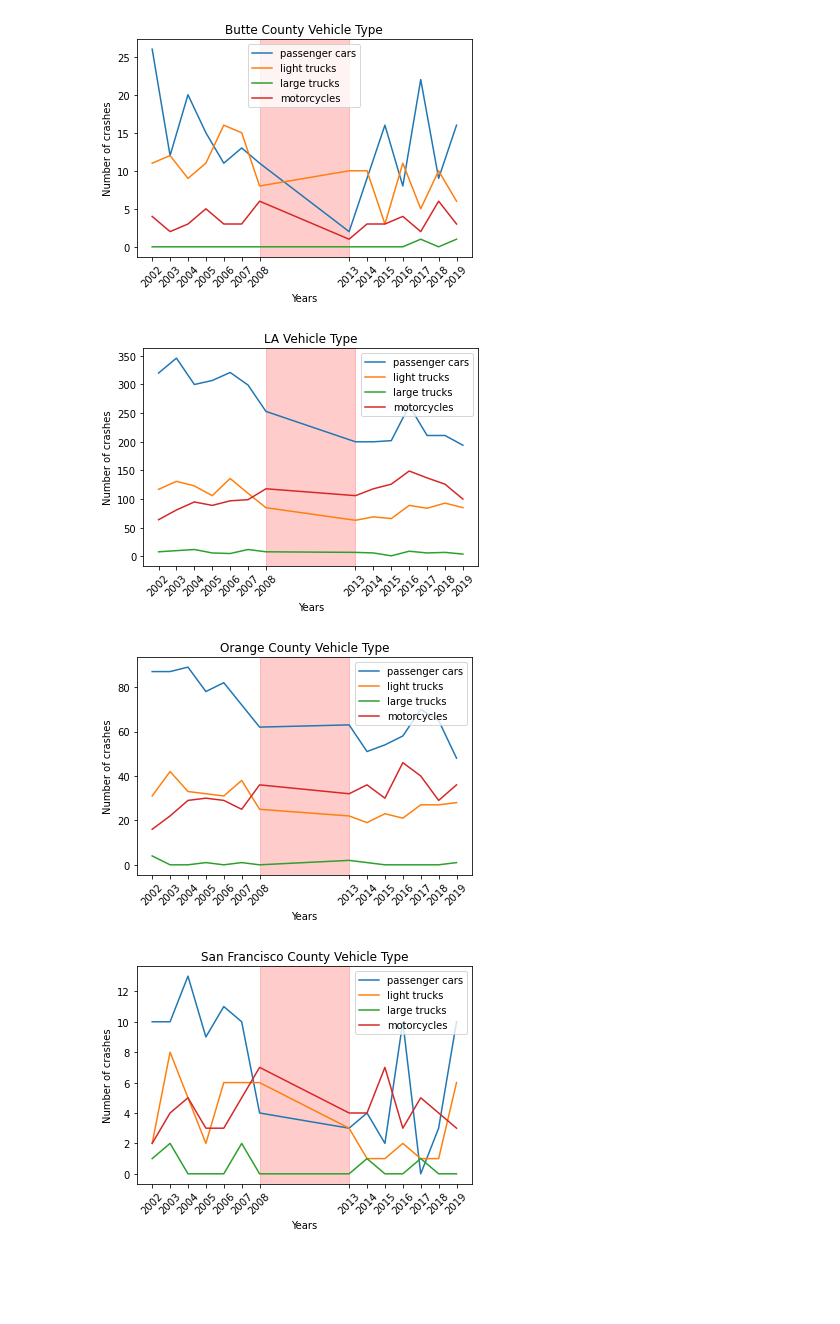
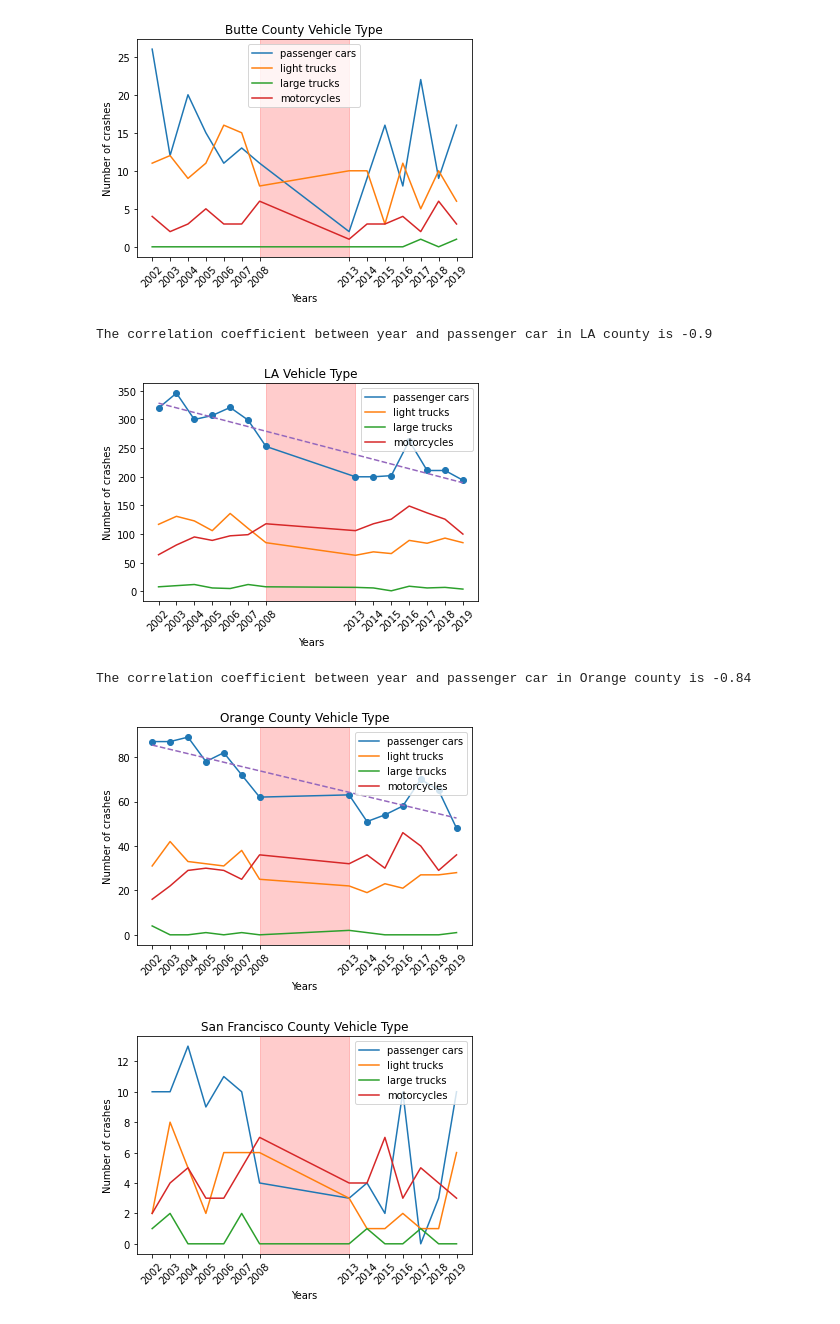
Before and after one commit to cxnoii/Project-1, a Jupyter notebook: Vehicle_Type.ipynb, the cells around one changed output. Cells and saved outputs as stored; diff of their text form; code cells hidden in the pictures; blank space fills up the shorter version.

Commit message:
vehicle_type

```diff
--- a/Vehicle_Type.ipynb
+++ b/Vehicle_Type.ipynb
@@ -48,21 +83,32 @@ plt.show()
 # %%
 # Plot the world average as a line chart
 p_LA = plt.plot(Vehivle_type_LA["Year"], Vehivle_type_LA["passenger cars"], label="passenger cars")
 light_LA = plt.plot(Vehivle_type_LA["Year"], Vehivle_type_LA["light trucks"], label="light trucks")
 large_LA = plt.plot(Vehivle_type_LA["Year"], Vehivle_type_LA["large trucks"], label="large trucks")
 m_LA = plt.plot(Vehivle_type_LA["Year"], Vehivle_type_LA["motocycles"], label="motorcycles")
 
 
 plt.xlabel("Years")
 plt.ylabel("Number of crashes")
 plt.legend(loc="best")
 
 plt.xticks(Vehivle_type_LA["Year"],rotation = 45)
 
 plt.axvspan(2008, 2013, color='red', alpha=0.2)
 plt.title("LA Vehicle Type")
 # Print our chart to the screen
-plt.savefig("Vehicle Type Plot/Vehicle Type LA.png")
+
+d_slope, d_int, d_r, d_p, d_std_err = stats.linregress(Vehivle_type_LA["Year"], Vehivle_type_LA["passenger cars"])
+d_fit = d_slope * Vehivle_type_LA["Year"] + d_int
+line_eq = "y = " + str(round(d_slope,2)) + "x + " + str(round(d_int,2))
+plt.scatter(Vehivle_type_LA["Year"],Vehivle_type_LA["passenger cars"])
+plt.plot(Vehivle_type_LA["Year"],d_fit,"--")
+a = Vehivle_type_LA["Year"]
+b = Vehivle_type_LA["passenger cars"]
+#print(f"The r-squared is: {d_r**2}")
+print(f"The correlation coefficient between year and passenger car in LA county is {round(st.pearsonr(a,b)[0],2)}")
+plt.savefig("Vehicle Type LA.png")
 plt.show()
 # %% [output]
+The correlation coefficient between year and passenger car in LA county is -0.9
-[figure, old version]
+[figure, new version]
@@ -82,11 +135,24 @@ plt.legend(loc="best")
 plt.xticks(Vehivle_type_Orange["Year"],rotation = 45)
 plt.title("Orange County Vehicle Type")
 plt.axvspan(2008, 2013, color='red', alpha=0.2)
-plt.savefig("Vehicle Type Plot/Vehicle Type Orange.png")
+d_slope, d_int, d_r, d_p, d_std_err = stats.linregress(Vehivle_type_Orange["Year"], Vehivle_type_Orange["passenger cars"])
+d_fit = d_slope * Vehivle_type_Orange["Year"] + d_int
+line_eq = "y = " + str(round(d_slope,2)) + "x + " + str(round(d_int,2))
+plt.scatter(Vehivle_type_Orange["Year"],Vehivle_type_Orange["passenger cars"])
+plt.plot(Vehivle_type_Orange["Year"],d_fit,"--")
+
+
+a = Vehivle_type_Orange["Year"]
+b = Vehivle_type_Orange["passenger cars"]
+#print(f"The r-squared is: {d_r**2}")
+print(f"The correlation coefficient between year and passenger car in Orange county is {round(st.pearsonr(a,b)[0],2)}")
+
+plt.savefig("Vehicle Type Orange.png")
 # Print our chart to the screen
 plt.show()
 # %% [output]
+The correlation coefficient between year and passenger car in Orange county is -0.84
-[figure, old version]
+[figure, new version]
 # %%
 p_SF = plt.plot(Vehivle_type_SF["Year"], Vehivle_type_SF["passenger cars"], label="passenger cars")
 light_SF = plt.plot(Vehivle_type_SF["Year"], Vehivle_type_SF["light trucks"], label="light trucks")
```
Also changed, not shown: parts of 13 cells of this notebook, 3 other files.
